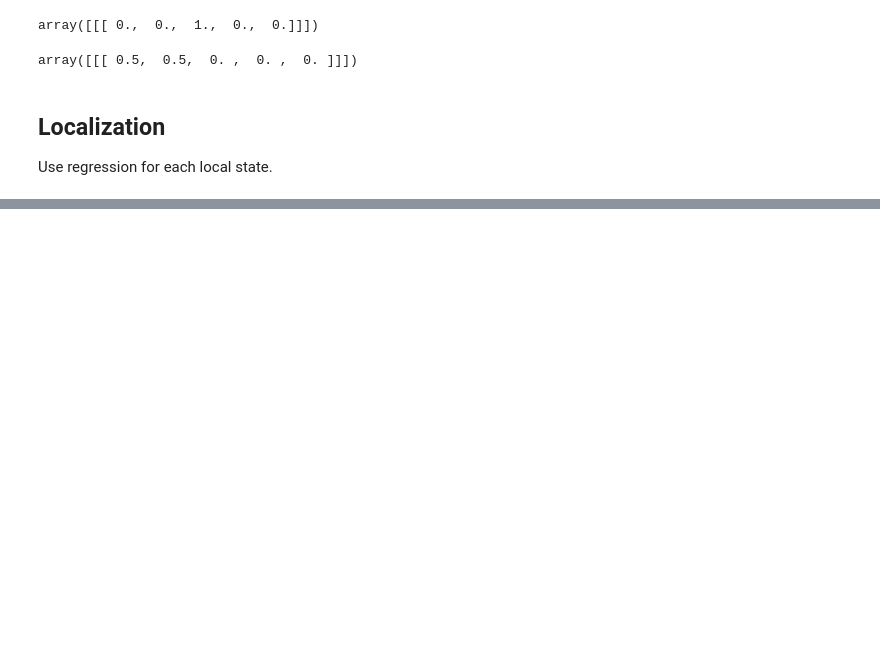
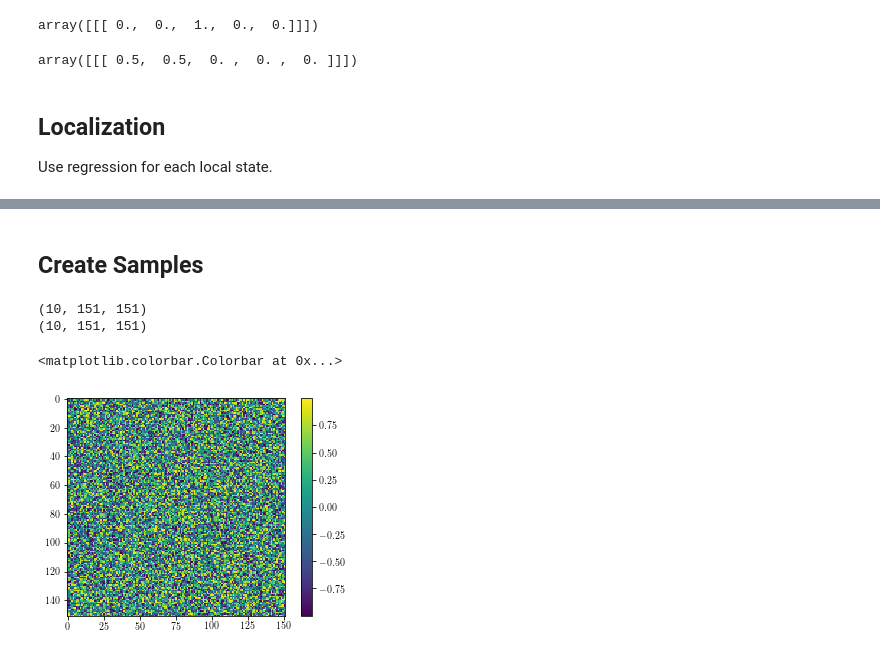
Before and after one commit to materialsinnovation/mks-tutorial, a Jupyter notebook: notebooks/part3-localization.ipynb, the cells around one changed output, grey strips where cells are left out. Drawn from its saved outputs; the diff is of its cells as text; code cells hidden in the pictures; blank space fills up the shorter version.

```diff
--- a/notebooks/part3-localization.ipynb
+++ b/notebooks/part3-localization.ipynb
@@ -83,0 +101,2 @@ Use regression for each local state.
+# %% [markdown]
+## Create Samples
@@ -83,0 +110,18 @@ Use regression for each local state.
+# %%
+n_steps = 10
+size = (151, 151)
+X, y = make_cahn_hilliard(n_samples=10, size=size, dt=1., n_steps=n_steps)
+# %%
+print(X.shape)
+print(y.shape)
+# %% [output]
+(10, 151, 151)
+(10, 151, 151)
+# %%
+# NBVAL_IGNORE_OUTPUT
+
+plt.imshow(X[0])
+plt.colorbar()
+# %% [output]
+<matplotlib.colorbar.Colorbar at 0x...>
+[figure, added]
```
Also changed, not shown: parts of 49 cells of this notebook, 3 other files.
